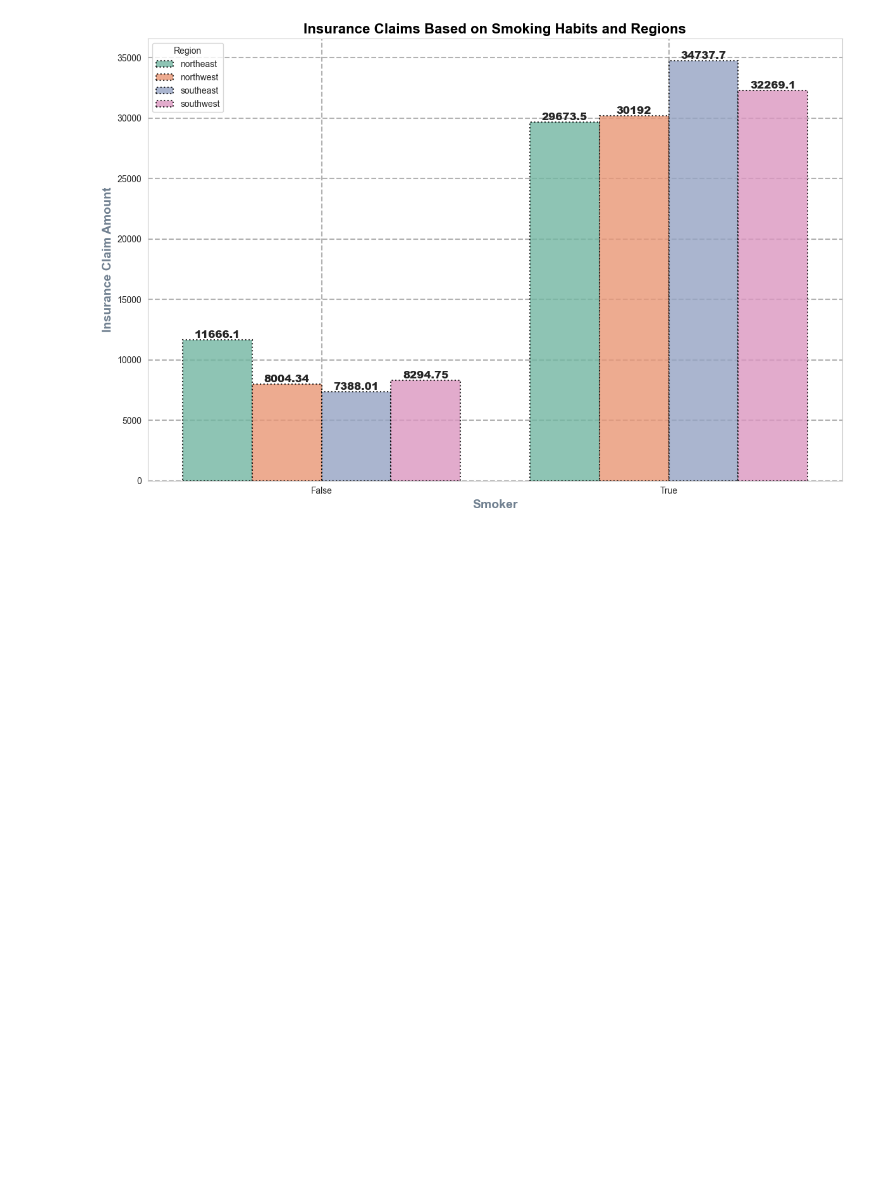
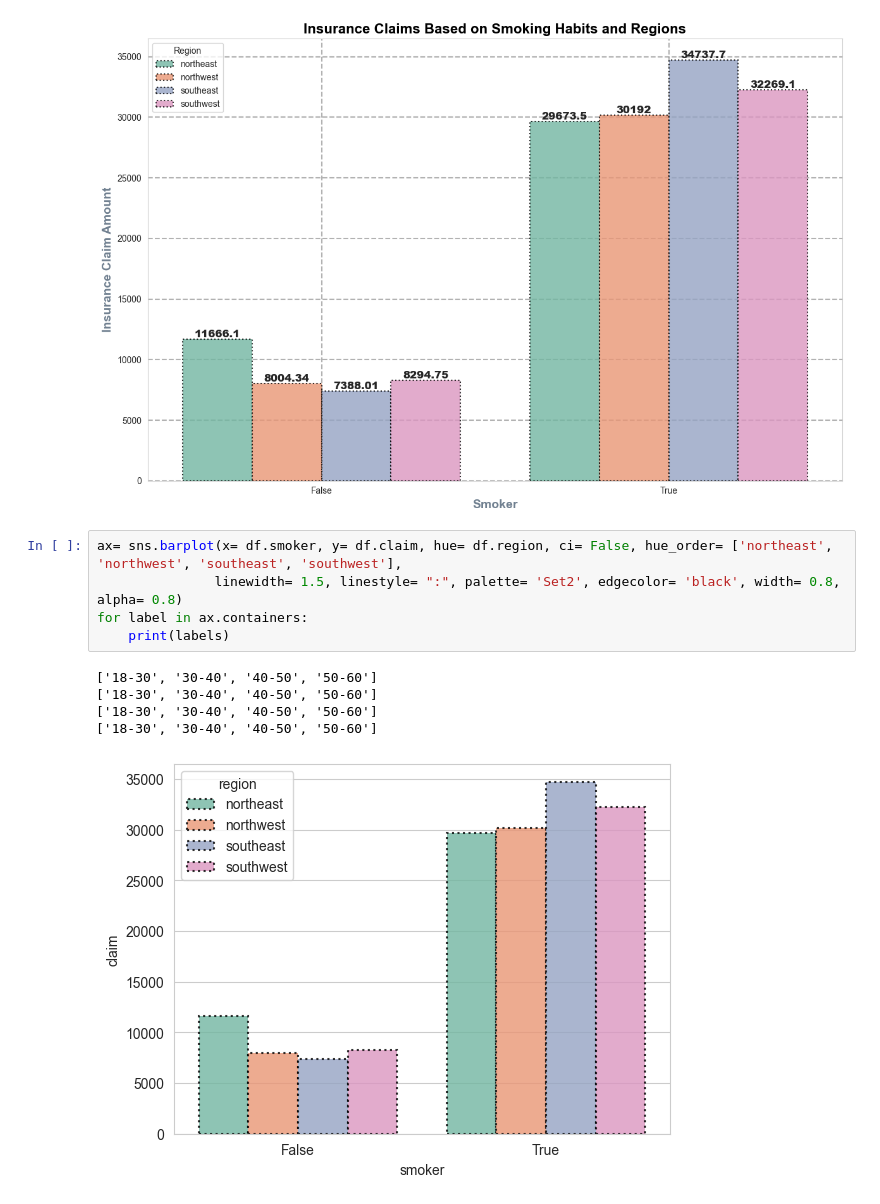
Before and after one commit to SaurabhSSB/medical-expense-analysis, a Jupyter notebook: 2_eda.ipynb, the cells around one changed output. Saved outputs shown, nothing was run; the diff lists cells and outputs as text; blank space fills up the shorter version.

```diff
--- a/2_eda.ipynb
+++ b/2_eda.ipynb
@@ -821,3 +825,14 @@ plt.tight_layout()
 plt.show()
 # %% [output]
 [figure]
+# %%
+ax= sns.barplot(x= df.smoker, y= df.claim, hue= df.region, ci= False, hue_order= ['northeast', 'northwest', 'southeast', 'southwest'],
+               linewidth= 1.5, linestyle= ":", palette= 'Set2', edgecolor= 'black', width= 0.8, alpha= 0.8)
+for label in ax.containers:
+    print(labels)
+# %% [output]
+['18-30', '30-40', '40-50', '50-60']
+['18-30', '30-40', '40-50', '50-60']
+['18-30', '30-40', '40-50', '50-60']
+['18-30', '30-40', '40-50', '50-60']
+[figure, added]
```
Also changed, not shown: parts of 15 cells of this notebook.
